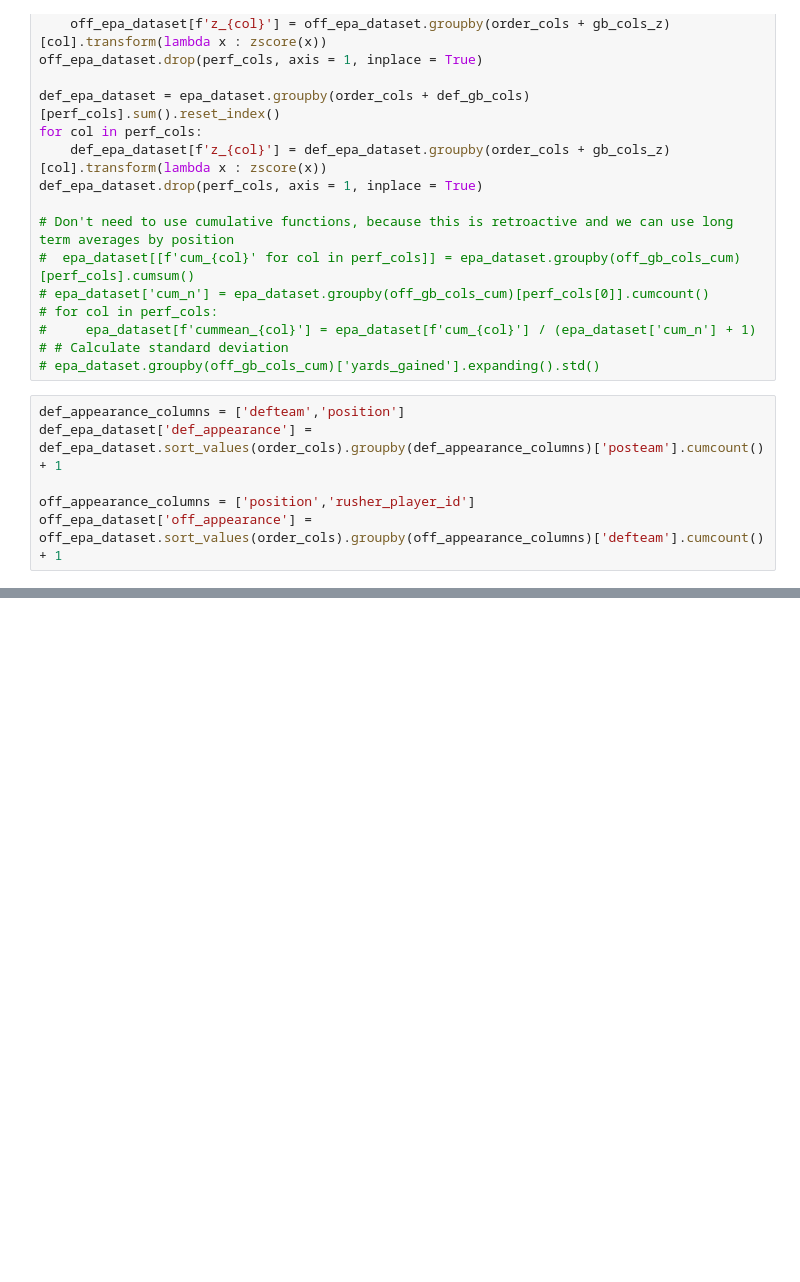
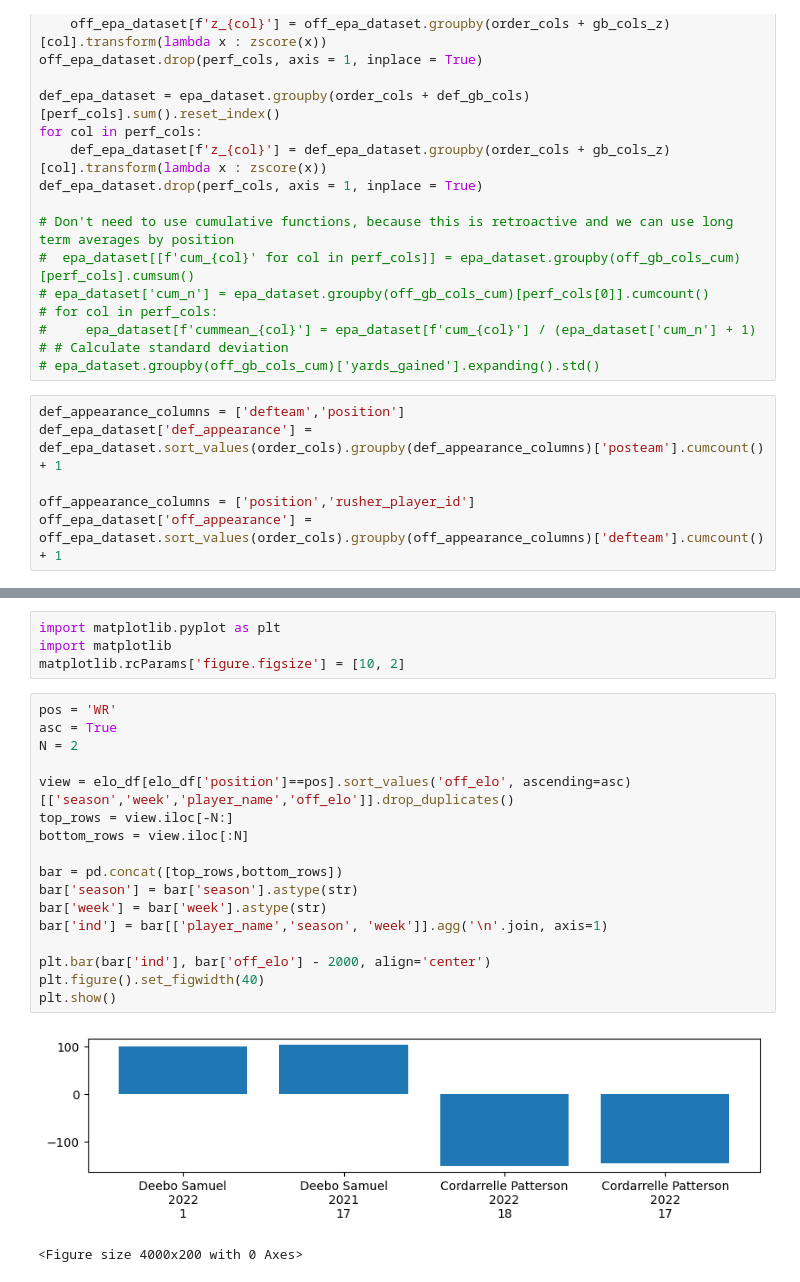
Before and after one commit to zachaustin01/sewer-nfl, a Jupyter notebook: warehouse/notebooks/zach-nb.ipynb, the cells around one changed output, grey strips where cells are left out. Cells and saved outputs as stored; diff of their text form; blank space fills up the shorter version.

```diff
--- a/warehouse/notebooks/zach-nb.ipynb
+++ b/warehouse/notebooks/zach-nb.ipynb
@@ -244,0 +239,24 @@ elo_df
+# %%
+import matplotlib.pyplot as plt
+import matplotlib
+matplotlib.rcParams['figure.figsize'] = [10, 2]
+# %%
+pos = 'WR'
+asc = True
+N = 2
+
+view = elo_df[elo_df['position']==pos].sort_values('off_elo', ascending=asc)[['season','week','player_name','off_elo']].drop_duplicates()
+top_rows = view.iloc[-N:]
+bottom_rows = view.iloc[:N]
+
+bar = pd.concat([top_rows,bottom_rows])
+bar['season'] = bar['season'].astype(str)
+bar['week'] = bar['week'].astype(str)
+bar['ind'] = bar[['player_name','season', 'week']].agg('\n'.join, axis=1)
+
+plt.bar(bar['ind'], bar['off_elo'] - 2000, align='center')
+plt.figure().set_figwidth(40)
+plt.show()
+# %% [output]
+[figure, added]
+<Figure size 4000x200 with 0 Axes>
```
Also changed, not shown: parts of 5 cells of this notebook, 2 other files.
